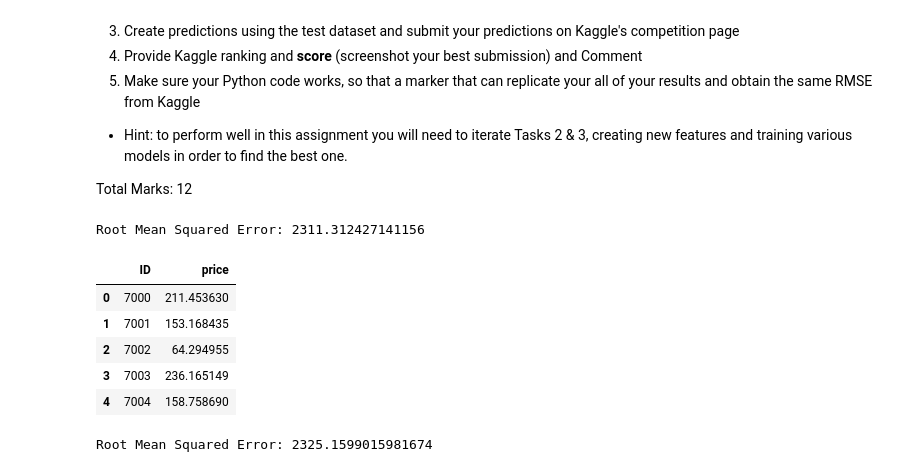
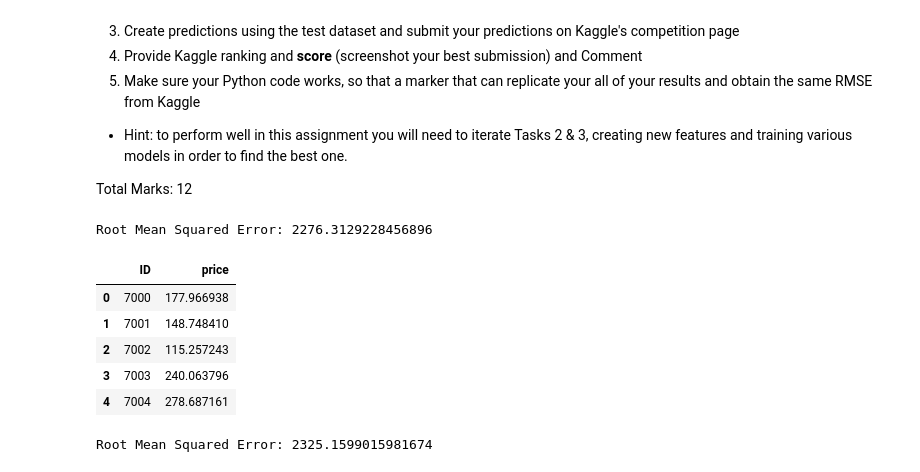
Before and after one commit to busa-8001-mq/assignment, a Jupyter notebook: BUSA8001_superhosts_John.ipynb, the cells around one changed output. Saved outputs shown, nothing was run; the diff lists cells and outputs as text; code cells hidden in the pictures.

```diff
--- a/BUSA8001_superhosts_John.ipynb
+++ b/BUSA8001_superhosts_John.ipynb
@@ -814,14 +814,15 @@ columns_to_drop = [
 ,'log_price'
 
 ,'property_type_Private room in home'
-#,'availability_30'
+,'availability_30'
+
 ,'calculated_host_listings_count_entire_homes'
 ,'calculated_host_listings_count_shared_rooms'
 
 #,'maximum_nights_avg_ntm'
-,'instant_bookable_t'
+#,'instant_bookable_t'
 #,'maximum_maximum_nights'
-,'number_of_reviews_l30d'
+#,'number_of_reviews_l30d'
 #,'minimum_minimum_nights'
 
 ,'review_scores_location'
@@ -893,6 +894,7 @@ X_test =  df_test.drop(columns=columns_to_drop).values
 param_grid = {
     'n_estimators': [100, 200, 300,400,500,600,700,800],  # Number of boosting stages to perform
 #    'learning_rate': [0.1, 0.05, 0.01],  # Learning rate shrinks the contribution of each tree
+    'min_samples_split': [2, 5, 10,20,50],
     'max_depth': [3, 4, 5, 10, 15, 20, 25, 30,50 ]  # Maximum depth of each decision tree
 }
 
@@ -905,51 +907,59 @@ param_grid = {
 #print(best_params)
 
 #pipe = make_pipeline(StandardScaler(),
-#                     RandomForestRegressor(random_state=42, **best_params))
+#                    RandomForestRegressor(random_state=42, **best_params))
+
+#pipe = make_pipeline(StandardScaler(),
+#                     RandomForestRegressor(random_state=42, n_estimators=100 , max_depth=700, min_samples_split=50))
 
 pipe = make_pipeline(StandardScaler(),
-                     RandomForestRegressor(random_state=42, n_estimators=20 , max_depth=700))
+                     RandomForestRegressor(random_state=42, n_estimators=10 , max_depth=700))
 
 
+#pipe = make_pipeline(StandardScaler(),
+#                     RandomForestRegressor(random_state=42, n_estimators=20 , max_depth=700))
+
+
+#{'max_depth': 10, 'min_samples_split': 20, 'n_estimators': 700}
 
 
 x = pipe.fit(X_train, y_train)
 pipe.fit(X_train, y_train)
 
 y_pred = pipe.predict(X_train)
 y_pred_dollar = np.round(np.exp(y_pred))
 
 y_train_dollar = np.round(np.exp(y_train))
 
 
 rmse = np.sqrt(mean_squared_error(y_train_dollar, y_pred_dollar))
 print(f'Root Mean Squared Error: {rmse}')
 
 train_pred = pd.DataFrame({"price":y_train_dollar, "pred":y_pred_dollar})
 train_pred.head(5)
 
 
 #df_test = pd.read_csv("test.csv")
 #X_test = df_test.drop(['ID'], axis=1).values
 y_pred = pipe.predict(X_test)
 y_pred_dollar = np.round(np.exp(y_pred))
 
 #test_pred = pd.DataFrame({"price":y_test_dollar, "pred":y_test_pred_dollar})
 #test_pred.head(100)
 
 
 test_id = np.arange(7000, 10000, 1)
 pred = pd.DataFrame({"ID":test_id, "price": np.exp(y_pred)})
 pred.to_csv("pricepredictions.csv", index=False, header=True)
 pred.head(5)
 # %% [output]
-Root Mean Squared Error: 2311.312427141156
+Root Mean Squared Error: 2276.3129228456896
 |  | ID | price |
-| 0 | 7000 | 211.453630 |
-| 1 | 7001 | 153.168435 |
-| 2 | 7002 | 64.294955 |
-| 3 | 7003 | 236.165149 |
-| 4 | 7004 | 158.758690 |
+| 0 | 7000 | 177.966938 |
+| 1 | 7001 | 148.748410 |
+| 2 | 7002 | 115.257243 |
+| 3 | 7003 | 240.063796 |
+| 4 | 7004 | 278.687161 |
 # %%
 df6
 # %%
```
